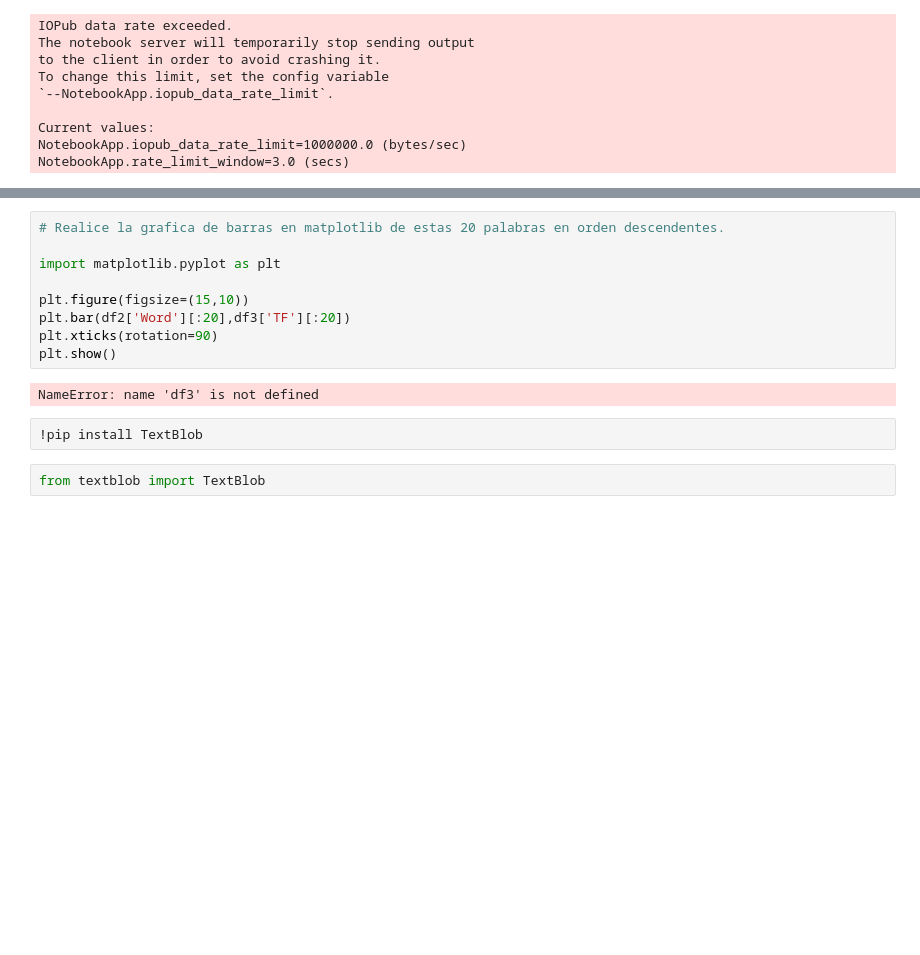
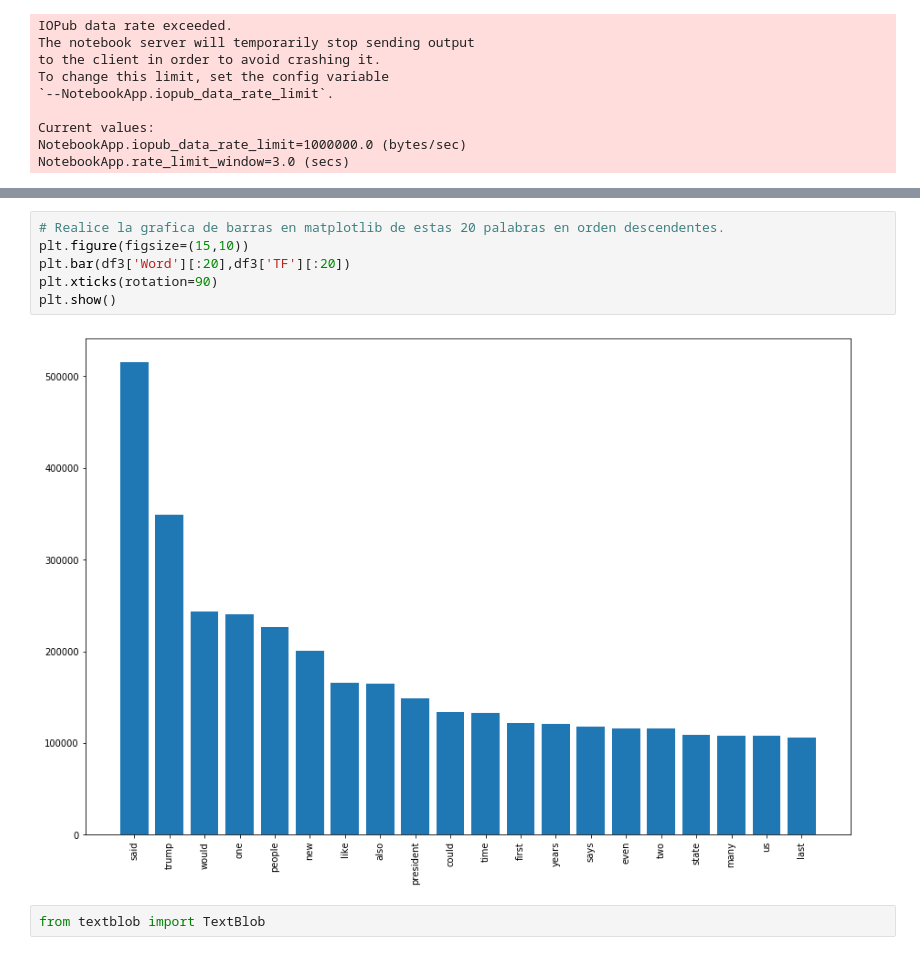
Before and after one commit to franco18/st1800eafit-final, a Jupyter notebook: AnalisisDescriptivo.ipynb, the cells around one changed output, grey strips where cells are left out. Saved outputs shown, nothing was run; the diff lists cells and outputs as text; blank space fills up the shorter version.

```diff
--- a/AnalisisDescriptivo.ipynb
+++ b/AnalisisDescriptivo.ipynb
@@ -211,16 +199,11 @@ NameError: name 'words_freq' is not defined
 # %%
 # Realice la grafica de barras en matplotlib de estas 20 palabras en orden descendentes.
-
-import matplotlib.pyplot as plt
-
 plt.figure(figsize=(15,10))
-plt.bar(df2['Word'][:20],df3['TF'][:20])
+plt.bar(df3['Word'][:20],df3['TF'][:20])
 plt.xticks(rotation=90)
 plt.show()
 # %% [output]
-NameError: name 'df3' is not defined
+[figure, added]
-# %%
-!pip install TextBlob
 # %%
 from textblob import TextBlob
 # %%
```
Also changed, not shown: parts of 13 cells of this notebook.
